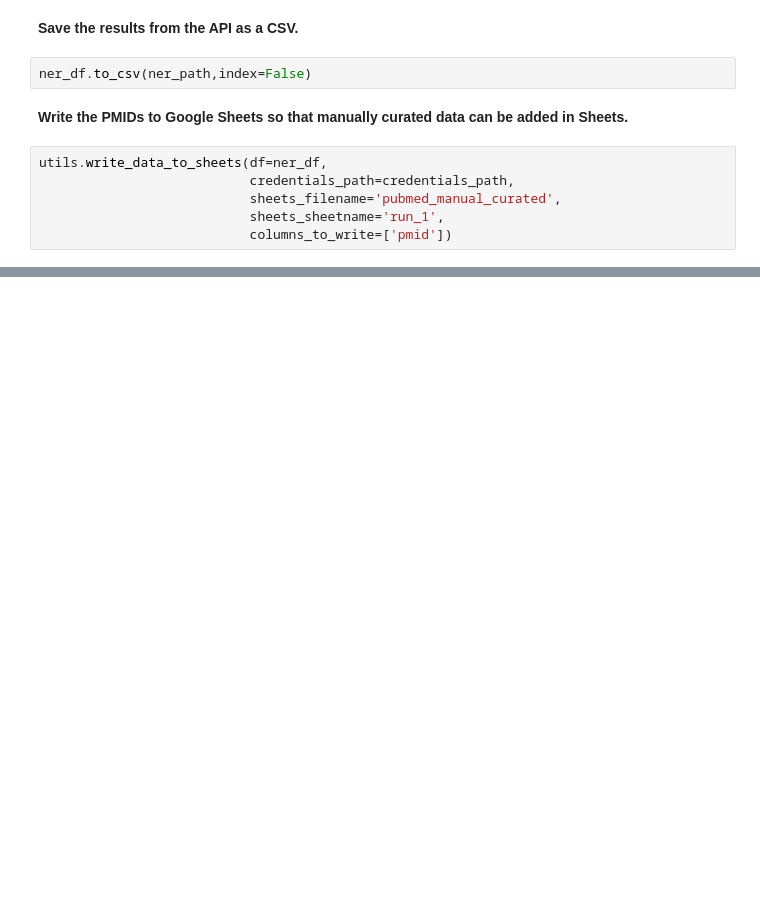
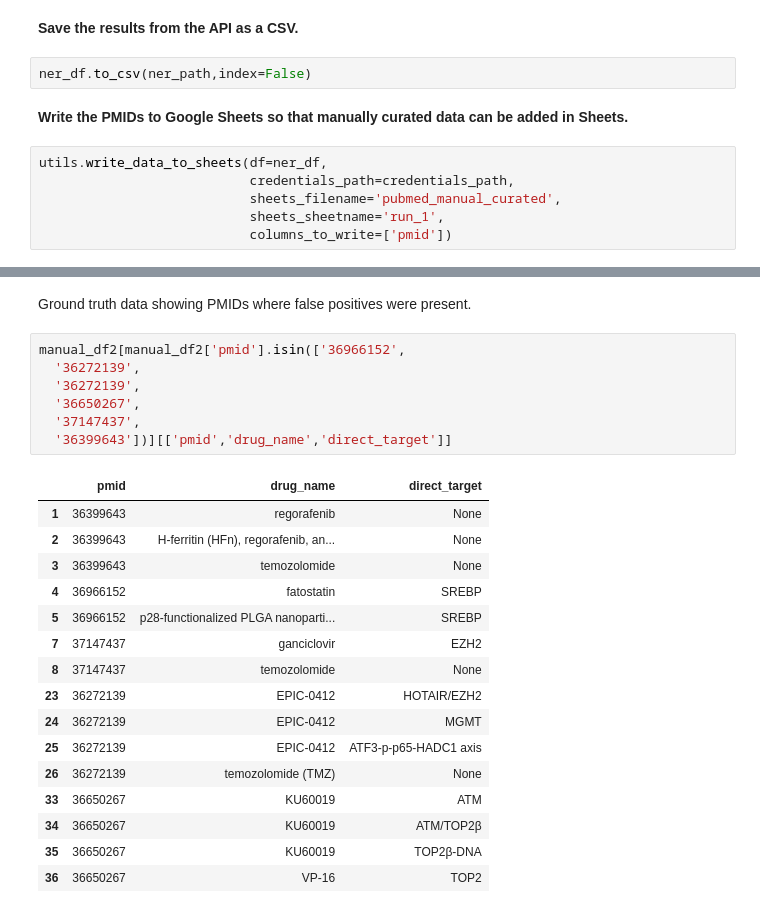
Before and after one commit to mparikh20/gen_ai_gh, a Jupyter notebook: notebooks/ner_pubmed_llm.ipynb, the cells around one changed output, grey strips where cells are left out. Cells and saved outputs as stored; diff of their text form; blank space fills up the shorter version.

```diff
--- a/notebooks/ner_pubmed_llm.ipynb
+++ b/notebooks/ner_pubmed_llm.ipynb
@@ -311,0 +705,26 @@ utils.write_data_to_sheets(df=ner_df,
+# %% [markdown]
+Ground truth data showing PMIDs where false positives were present.
+# %%
+manual_df2[manual_df2['pmid'].isin(['36966152',
+  '36272139',
+  '36272139',
+  '36650267',
+  '37147437',
+  '36399643'])][['pmid','drug_name','direct_target']]
+# %% [output]
+|  | pmid | drug_name | direct_target |
+| 1 | 36399643 | regorafenib | None |
+| 2 | 36399643 | H-ferritin (HFn), regorafenib, an... | None |
+| 3 | 36399643 | temozolomide | None |
+| 4 | 36966152 | fatostatin | SREBP |
+| 5 | 36966152 | p28-functionalized PLGA nanoparti... | SREBP |
+| 7 | 37147437 | ganciclovir | EZH2 |
+| 8 | 37147437 | temozolomide | None |
+| 23 | 36272139 | EPIC-0412 | HOTAIR/EZH2 |
+| 24 | 36272139 | EPIC-0412 | MGMT |
+| 25 | 36272139 | EPIC-0412 | ATF3-p-p65-HADC1 axis |
+| 26 | 36272139 | temozolomide (TMZ) | None |
+| 33 | 36650267 | KU60019 | ATM |
+| 34 | 36650267 | KU60019 | ATM/TOP2β |
+| 35 | 36650267 | KU60019 | TOP2β-DNA |
+| 36 | 36650267 | VP-16 | TOP2 |
```
Also changed, not shown: parts of 123 cells of this notebook, 2 other files.
